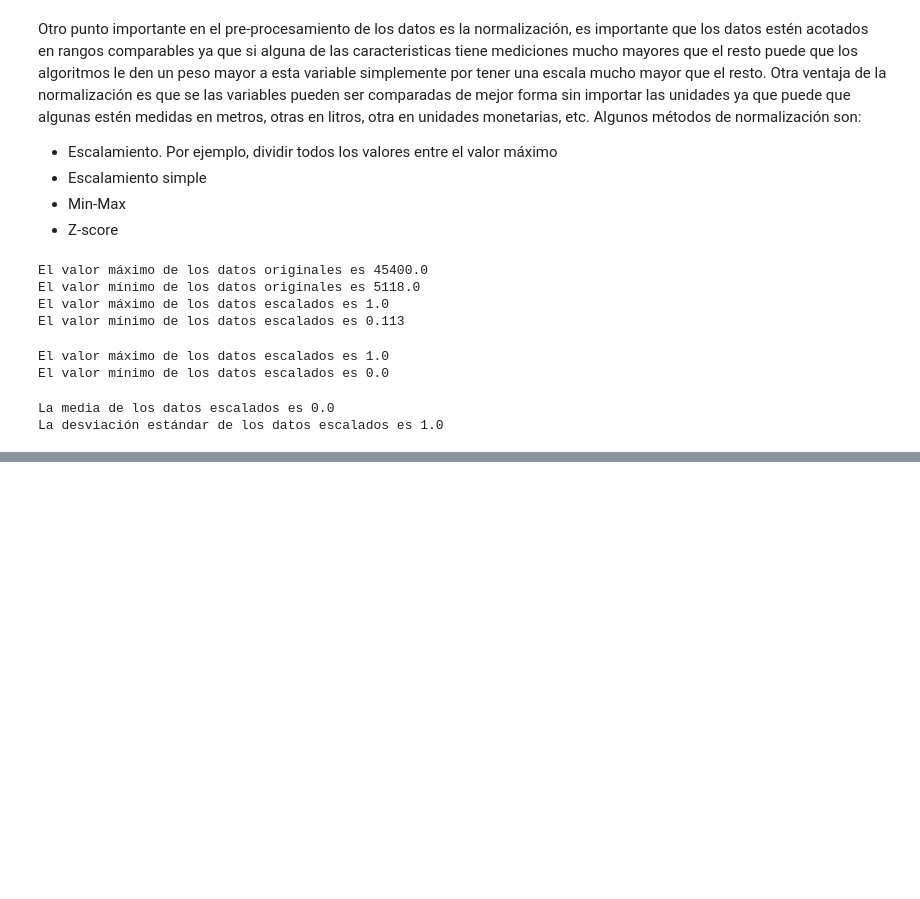
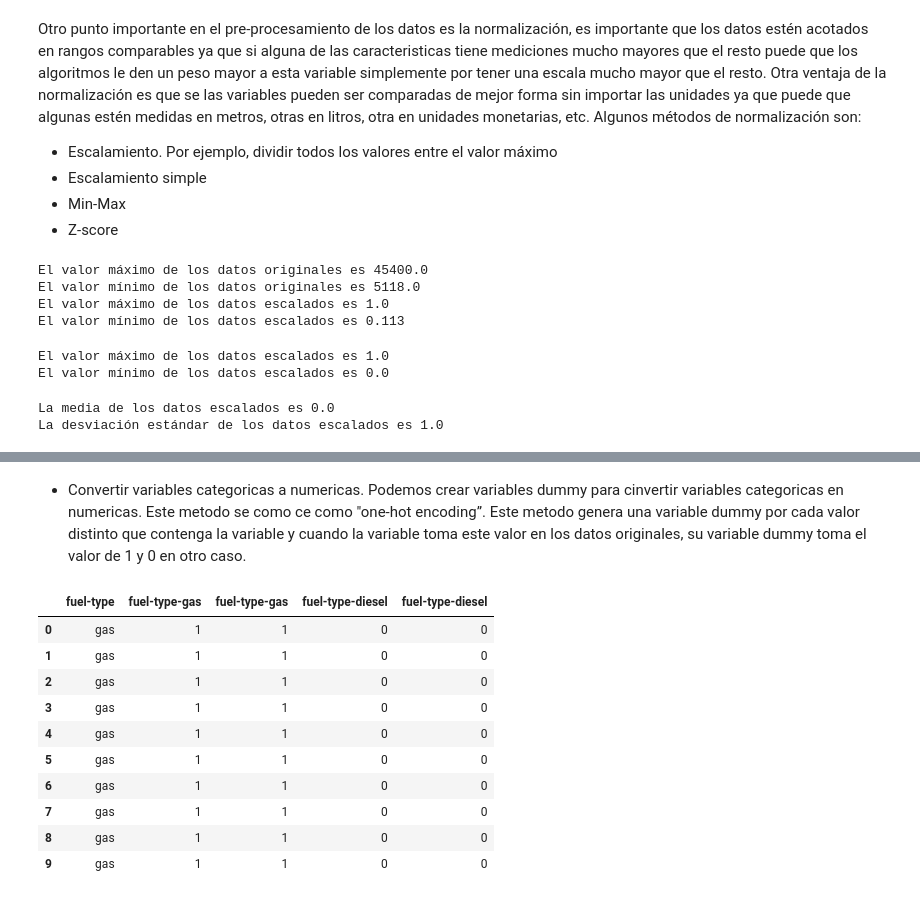
Before and after one commit to PosgradoMNA/actividades-de-aprendizaje-algaher0805, a Jupyter notebook: curso2_módulo2.ipynb, the cells around one changed output, grey strips where cells are left out. Drawn from its saved outputs; the diff is of its cells as text; code cells hidden in the pictures; blank space fills up the shorter version.

```diff
--- a/curso2_módulo2.ipynb
+++ b/curso2_módulo2.ipynb
@@ -203,0 +206,9 @@ La desviación estándar de los datos escalados es 1.0
+# %%
+#Numpy contiene una función para crear intervalos de identico tamaño
+df.dropna(subset= ['horsepower'], axis=0,inplace = True)
+df['horsepower'] = df['horsepower'].astype('int')
+lista = df.horsepower.unique()
+#podemos ver que la variable horspower contiene 58 diferentes valores
+print(lista.shape)
+df['horsepower'].value_counts()
+#de los cuales la mayoría tienen una frecuencia baja
@@ -203,0 +234,9 @@ La desviación estándar de los datos escalados es 1.0
+# %%
+#creamos 3 ranggos, en la función ponemos 4 como argumento ya que necesitamos el número inferior del primer rango
+grupos = np.linspace(df['horsepower'].min(), df['horsepower'].max(), 4)
+print("los rangos se crearan a partir de los siguientes números", grupos)
+grupos_nombres = ['bajo', 'medio', 'alto']
+#con la función cut de pandas creamos una nueva variable que cambiará los valores a su rango correspondiente
+df['horsepower-rangos'] = pd.cut(df['horsepower'], grupos, labels=grupos_nombres, include_lowest=True )
+#Imprimimos la variable original y la variable con los tangos para ver la diferencia
+df[['horsepower','horsepower-rangos']].head(10)
@@ -203,0 +256,23 @@ La desviación estándar de los datos escalados es 1.0
+# %% [markdown]
+  * Convertir variables categoricas a numericas. Podemos crear variables dummy para cinvertir variables categoricas en numericas. Este metodo se como ce como "one-hot encoding”. Este metodo genera una variable dummy por cada valor distinto que contenga la variable y cuando la variable toma este valor en los datos originales, su variable dummy toma el valor de 1 y 0 en otro caso.
+# %%
+#Con la función get_dummies de pandas es muy fácil generar estas variables
+#se crean las variables dummy y se les cambia el nombre
+dummy_variable_1 = pd.get_dummies(df["fuel-type"])
+dummy_variable_1.rename(columns={'gas':'fuel-type-gas', 'diesel':'fuel-type-diesel'}, inplace=True)
+
+# unimos los data frame "df" y "dummy_variable_1"
+df = pd.concat([df, dummy_variable_1], axis=1)
+df[["fuel-type",'fuel-type-gas','fuel-type-diesel']].head(10)
+# %% [output]
+|  | fuel-type | fuel-type-gas | fuel-type-gas | fuel-type-diesel | fuel-type-diesel |
+| 0 | gas | 1 | 1 | 0 | 0 |
+| 1 | gas | 1 | 1 | 0 | 0 |
+| 2 | gas | 1 | 1 | 0 | 0 |
+| 3 | gas | 1 | 1 | 0 | 0 |
+| 4 | gas | 1 | 1 | 0 | 0 |
+| 5 | gas | 1 | 1 | 0 | 0 |
+| 6 | gas | 1 | 1 | 0 | 0 |
+| 7 | gas | 1 | 1 | 0 | 0 |
+| 8 | gas | 1 | 1 | 0 | 0 |
+| 9 | gas | 1 | 1 | 0 | 0 |
```
Also changed, not shown: parts of 4 cells of this notebook.
